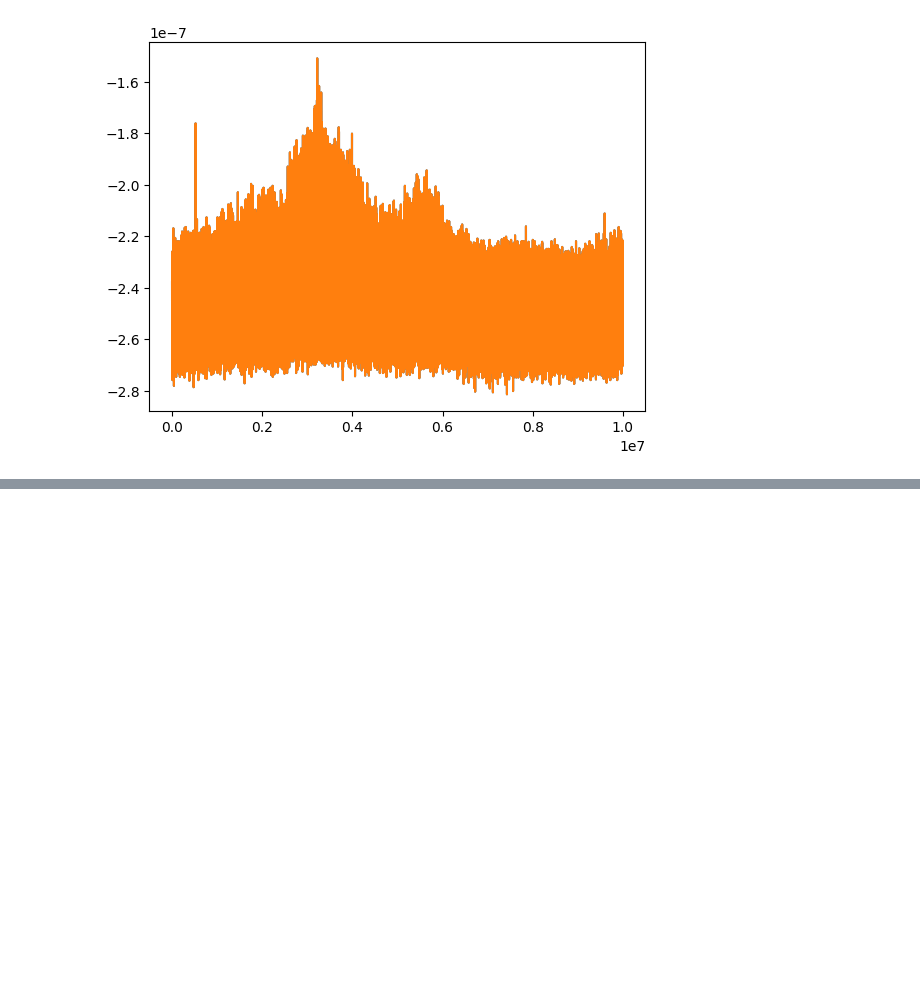
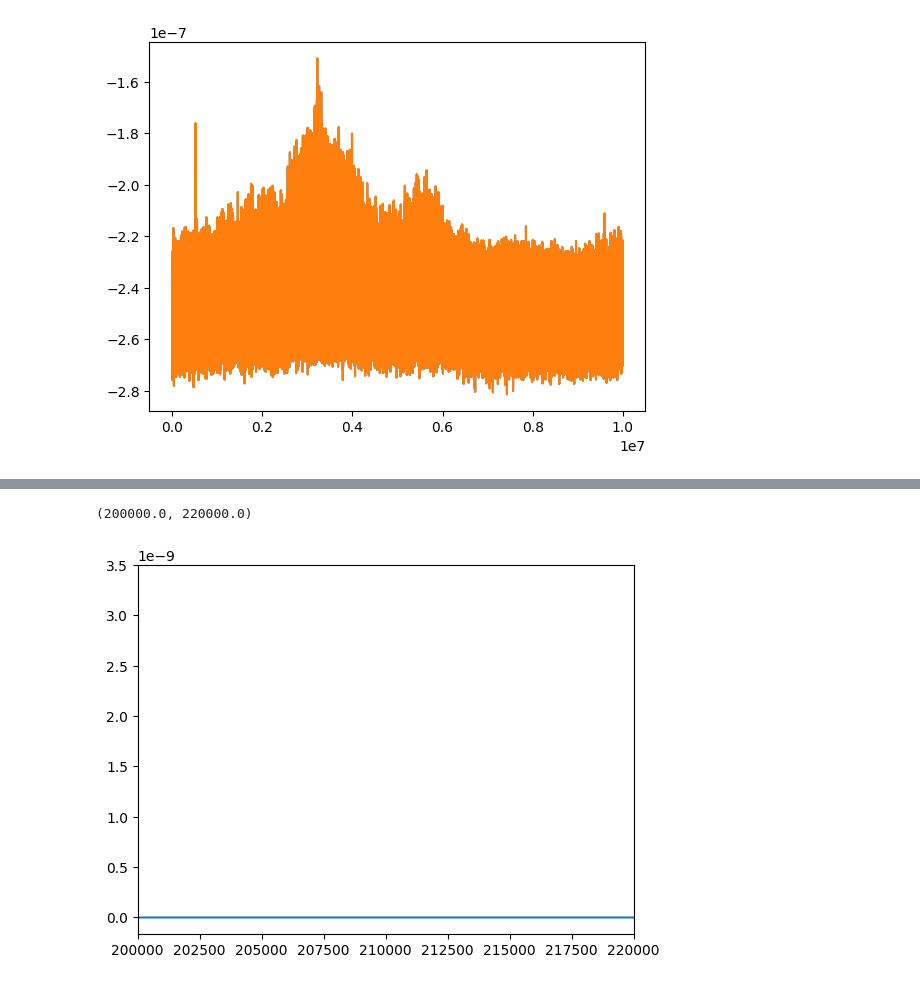
Before and after one commit to spice-herald/detprocess, a Jupyter notebook: examples/salting_dev.ipynb, the cells around one changed output, grey strips where cells are left out. Cells and saved outputs as stored; diff of their text form; code cells hidden in the pictures; blank space fills up the shorter version.

```diff
--- a/examples/salting_dev.ipynb
+++ b/examples/salting_dev.ipynb
@@ -372,0 +394,9 @@ plt.plot(bins,justpulses)
+# %%
+fs = 1.25e6
+dt = 1/fs
+bins = np.asarray(list(range(int(1.25e7))))*dt*1e6
+plt.plot(bins,justpulses)
+plt.xlim(2e5,2.2e5)
+# %% [output]
+(200000.0, 220000.0)
+[figure, added]
```
Also changed, not shown: parts of 17 cells of this notebook, 3 other files.
